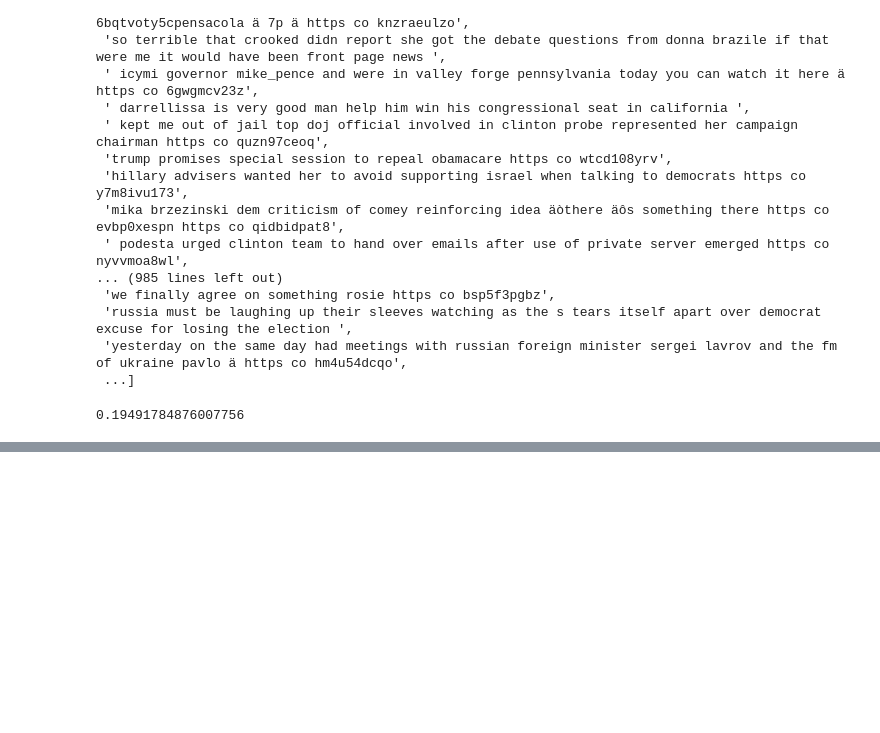
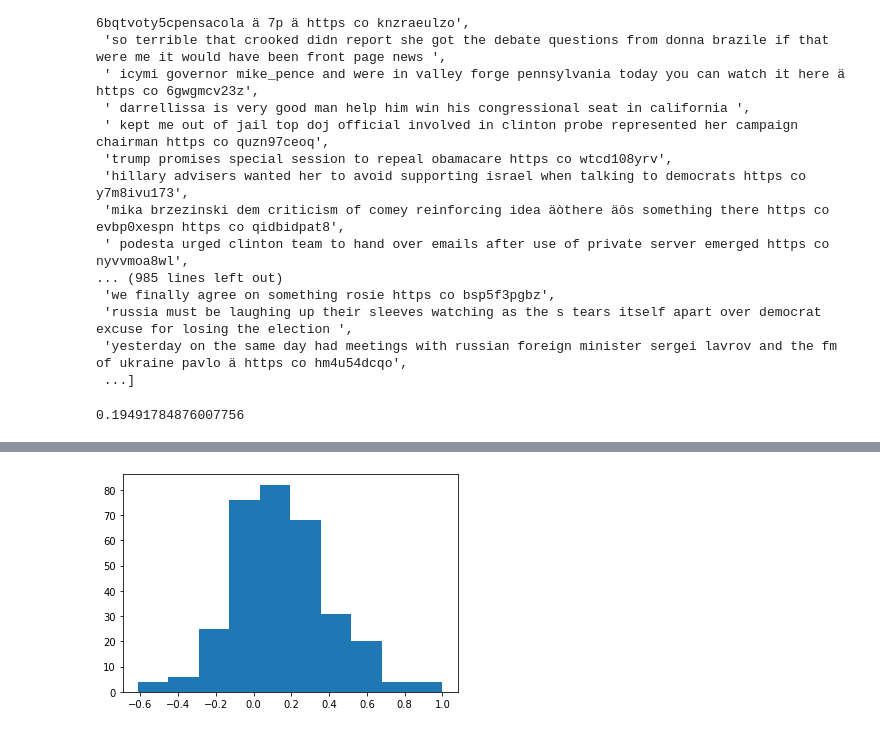
Before and after one commit to blue46jhl/CS109A-Final-Project, a Jupyter notebook: SentimentAnalysis.ipynb, the cells around one changed output, grey strips where cells are left out. Saved outputs shown, nothing was run; the diff lists cells and outputs as text; code cells hidden in the pictures; blank space fills up the shorter version.

```diff
--- a/SentimentAnalysis.ipynb
+++ b/SentimentAnalysis.ipynb
@@ -125,0 +167,11 @@ Text(0.5, 1.0, 'Log-transformed of Favorite Count')
+# %%
+succ = []
+for i in range(len(tweets)):
+    phrase = tweets['text'].values[i].lower()
+    word = 'china'
+    if word in phrase:
+        succ.append(1)
+    else:
+        succ.append(0)
+tweets['china'] = succ
+tweets[tweets['china']==1]
@@ -125,0 +197,5 @@ Text(0.5, 1.0, 'Log-transformed of Favorite Count')
+# %%
+plt.hist(tweets[tweets['china']==1]['polarity'])
+plt.show()
+# %% [output]
+[figure, added]
```
Also changed, not shown: parts of 8 cells of this notebook.
